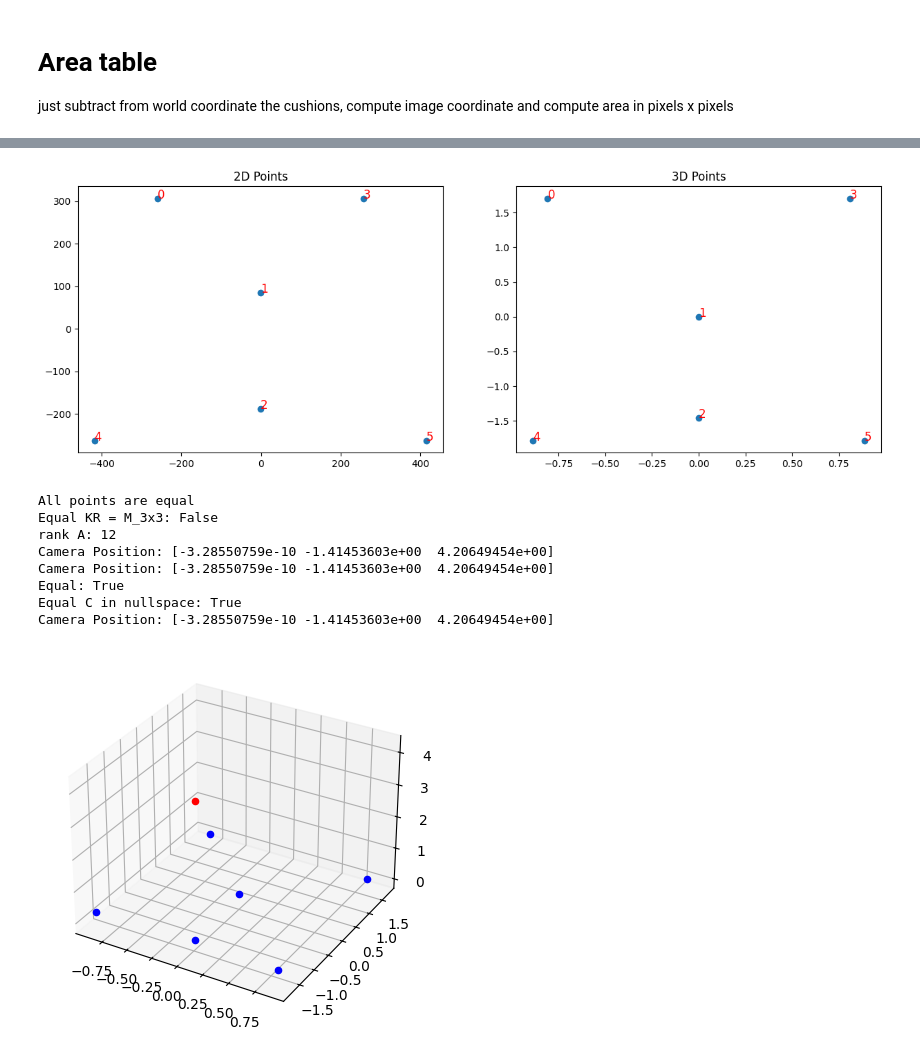
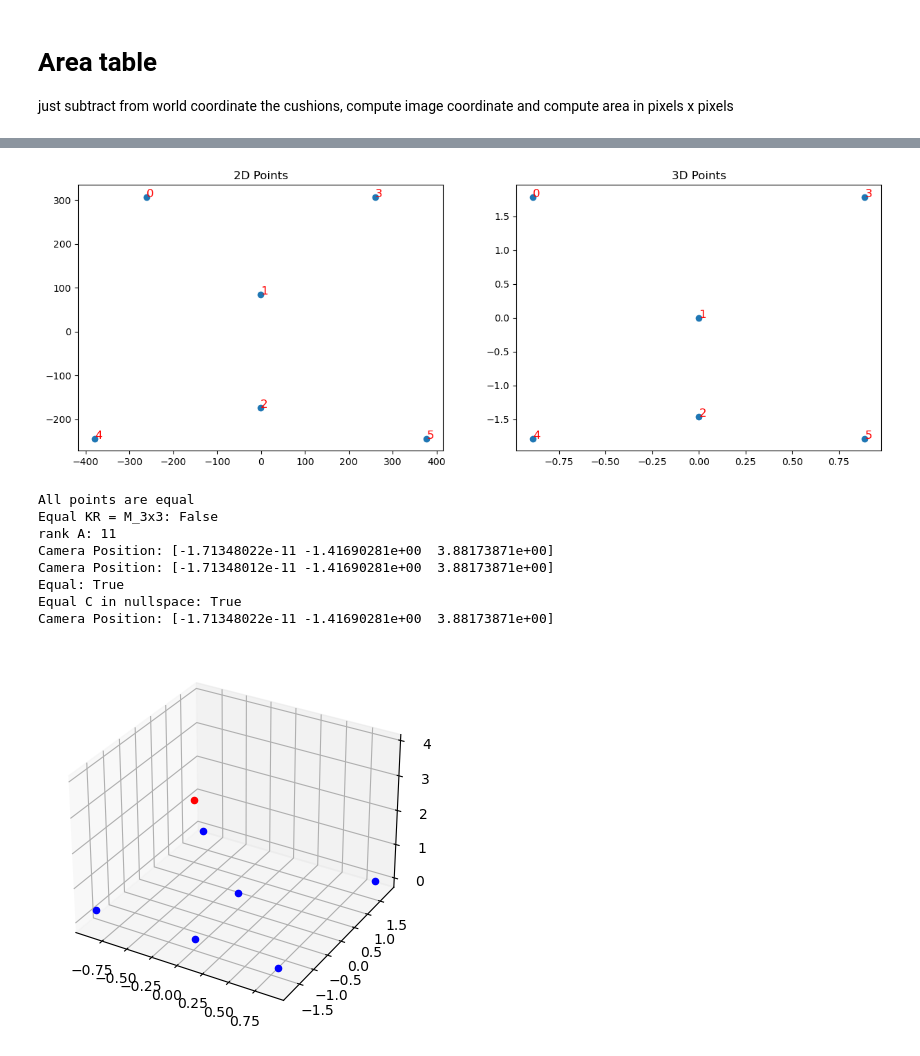
Before and after one commit to SamuelCorecco/Computer_Vision_Project, a Jupyter notebook: Task2.ipynb, the cells around one changed output, grey strips where cells are left out. Saved outputs shown, nothing was run; the diff lists cells and outputs as text; code cells hidden in the pictures.

```diff
--- a/Task2.ipynb
+++ b/Task2.ipynb
@@ -473,7 +473,7 @@ The solution $\mathbf{x}$, which represents the flattened perspective transforma
 
 This matrix $M$ can then be used to perform perspective warping of images, aligning the source points to the destination points through geometric transformations.
 # %%
-
+cushions_len = 0.08
 
 def find_prespective_transform(pts1, pts2):
     A = np.zeros((8, 9))
@@ -503,6 +503,11 @@ A = (0,3.569)
 B = (0, 0)
 C = (1.778,0)
 D = (1.778, 3.569)
+
+A = (A[0] - cushions_len, A[1] + cushions_len)
+B = (B[0] - cushions_len, B[1] - cushions_len)
+C = (C[0] + cushions_len, C[1] - cushions_len)
+D = (D[0] + cushions_len, D[1] + cushions_len)
 
 A = (A[0] * 1000, A[1] * 1000)
 B = (B[0] * 1000, B[1] * 1000)
@@ -565,6 +570,10 @@ B = (0, 0)
 C = (1.778,0)
 D = (1.778, 3.569)
 
+A = (A[0] - cushions_len, A[1] + cushions_len)
+B = (B[0] - cushions_len, B[1] - cushions_len)
+C = (C[0] + cushions_len, C[1] - cushions_len)
+D = (D[0] + cushions_len, D[1] + cushions_len)
 
 pts1 = np.float32([A,B,C,D])
 pts2 = np.float32(intersection_points_pos)
@@ -642,12 +651,10 @@ just subtract from world coordinate the cushions, compute image coordinate and c
 # %%
 # Area of table
 
-cushinous_len = 0.08
-
-A_2 = (0+ cushinous_len       ,3.569 - cushinous_len)
-B_2 = (0+ cushinous_len       ,0 + cushinous_len)
-C_2 = (1.778 - cushinous_len  ,0 + cushinous_len)
-D_2 = (1.778 - cushinous_len  , 3.569 - cushinous_len)
+A_2 = (0,3.569)
+B_2 = (0,0)
+C_2 = (1.778,0)
+D_2 = (1.778, 3.569)
 
 new_angle_pts = np.float32([A_2,B_2,C_2,D_2])
 new_angle_pts = apply_transformation_to_points(new_angle_pts, M)
@@ -676,6 +683,7 @@ for i in range(4):
     cv2.line(output_image, (int(new_angle_pts[i][0]), int(new_angle_pts[i][1])), (int(new_angle_pts[(i + 1) % 4][0]), int(new_angle_pts[(i + 1) % 4][1])), (255, 0, 0), 2)
     cv2.fillPoly(output_image, np.array([new_angle_pts], dtype=np.int32), (0, 255, 0, 100))
 
+cv2.circle(output_image, (int(A[0]), int(A[1])), 5, (255, 255, 255), -1)
 plt.imshow(output_image)
 plt.title('Area of the Table')
 plt.show()
@@ -687,12 +695,12 @@ DEBUG = True
 # Step 1: get world coordinates and pixel coordinates
 # this are our corner in the real world
 # for world coords we use 4 corners in the playng area and the 2 balls
-A_2 = (0+ cushinous_len       ,0 + cushinous_len)
+A_2 = (0,0)
 B_2 = (middle_x, middle_y)
 C_2 = (middle_x, middle_y + 1.4605)
-D_2 = (1.778 - cushinous_len  ,0 + cushinous_len)
-A = (0       ,3.569)
-B = (1.778       ,3.569 )
+D_2 = (1.778,0)
+A = (0,3.569)
+B = (1.778,3.569 )
 
 
 
@@ -900,10 +908,10 @@ plt.show()
-[figure, old version]
+[figure, new version]
 All points are equal
 Equal KR = M_3x3: False
-rank A: 12
-Camera Position: [-3.28550759e-10 -1.41453603e+00  4.20649454e+00]
-Camera Position: [-3.28550759e-10 -1.41453603e+00  4.20649454e+00]
+rank A: 11
+Camera Position: [-1.71348022e-11 -1.41690281e+00  3.88173871e+00]
+Camera Position: [-1.71348012e-11 -1.41690281e+00  3.88173871e+00]
 Equal: True
 Equal C in nullspace: True
-Camera Position: [-3.28550759e-10 -1.41453603e+00  4.20649454e+00]
+Camera Position: [-1.71348022e-11 -1.41690281e+00  3.88173871e+00]
-[figure, old version]
+[figure, new version]
```
Also changed, not shown: parts of 6 cells of this notebook.
